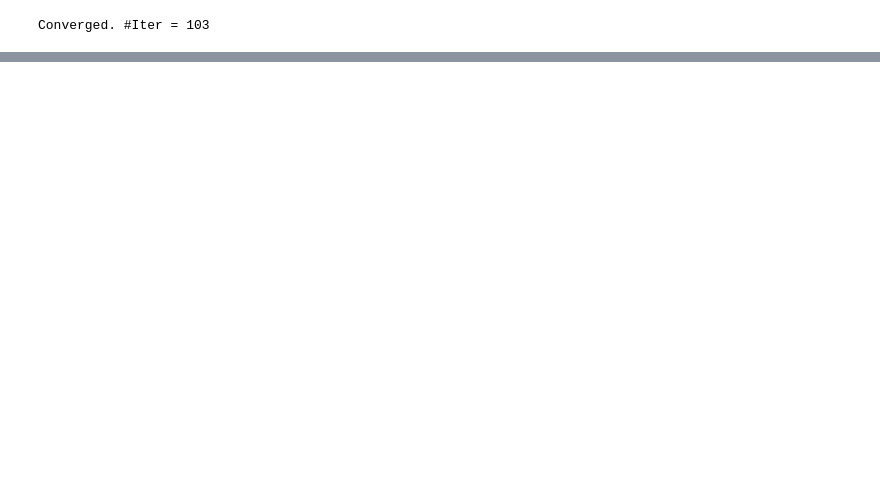
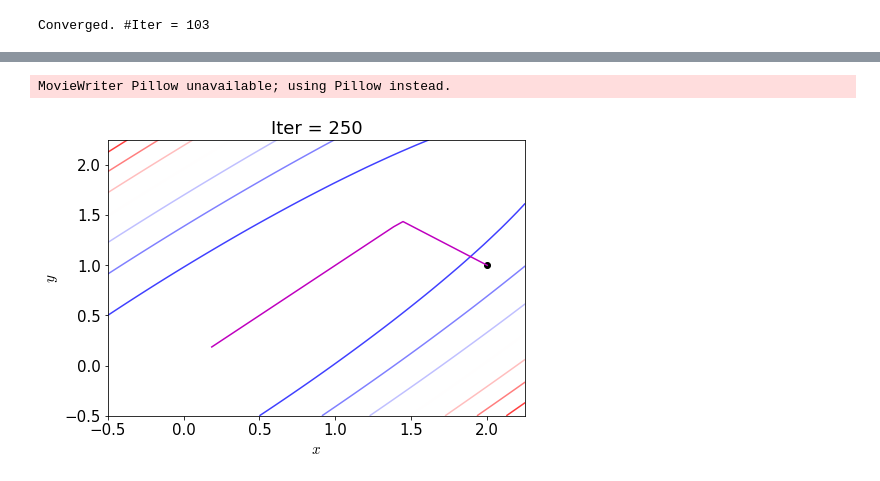
Before and after one commit to SeeKT/ML_optimization, a Jupyter notebook: note/2.sgd.ipynb, the cells around one changed output, grey strips where cells are left out. Saved outputs shown, nothing was run; the diff lists cells and outputs as text; code cells hidden in the pictures; blank space fills up the shorter version.

```diff
--- a/note/2.sgd.ipynb
+++ b/note/2.sgd.ipynb
@@ -60,6 +68,9 @@ Converged. #Iter = 100
 # %%
-x_range = np.linspace(0, 5, 51); y_range = np.linspace(0, 10, 51)
+x_range = np.linspace(-0.5, 2.25, 51); y_range = np.linspace(-0.5, 2.25, 51)
 pf.plot_contour(
-    func=test.easom, x_range=x_range, y_range=y_range,
-    x_val=easom_sgd_x.T[0], y_val=easom_sgd_x.T[1],
-    itr=itr_easom_sgd, func_name="easom", method_name="sgd")
+    func=test.matyas, x_range=x_range, y_range=y_range,
+    x_val=matyas_sgd_x.T[0], y_val=matyas_sgd_x.T[1],
+    itr=itr_matyas_sgd, func_name="matyas", method_name="sgd")
+# %% [output]
+MovieWriter Pillow unavailable; using Pillow instead.
+[figure, added]
```
Also changed, not shown: parts of 5 cells of this notebook, 17 other files.
